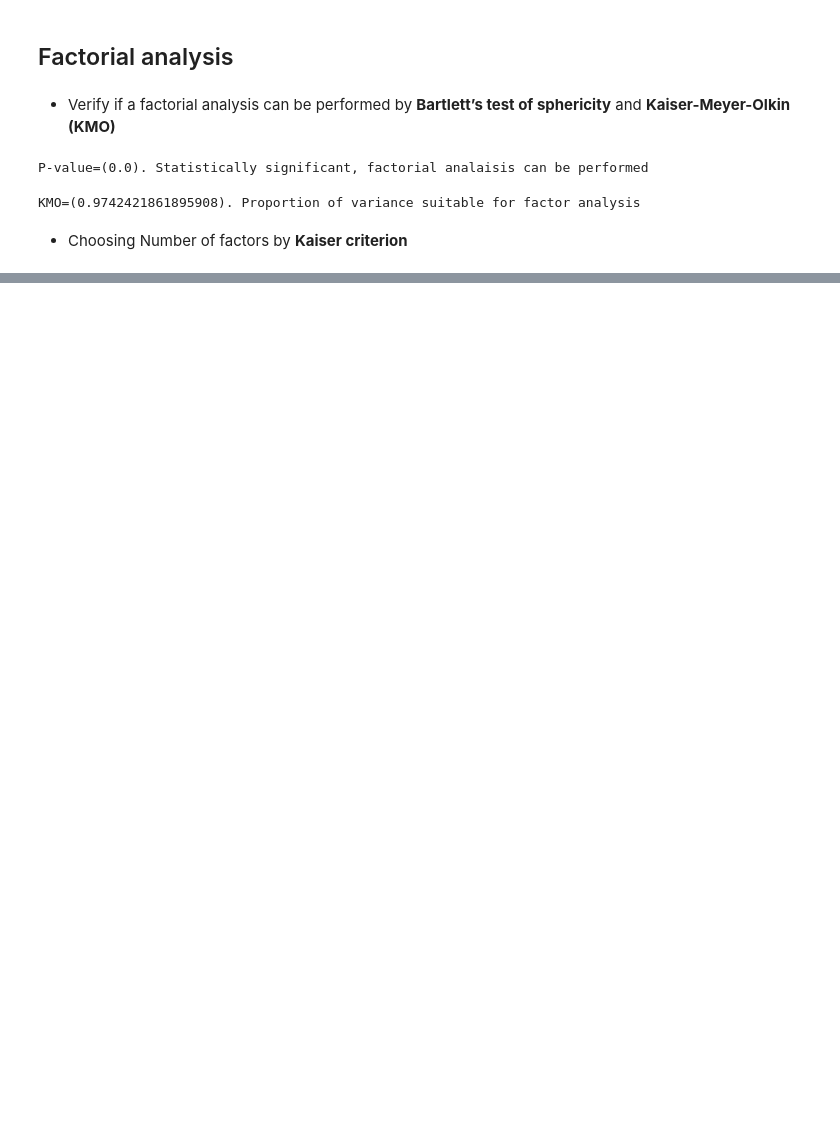
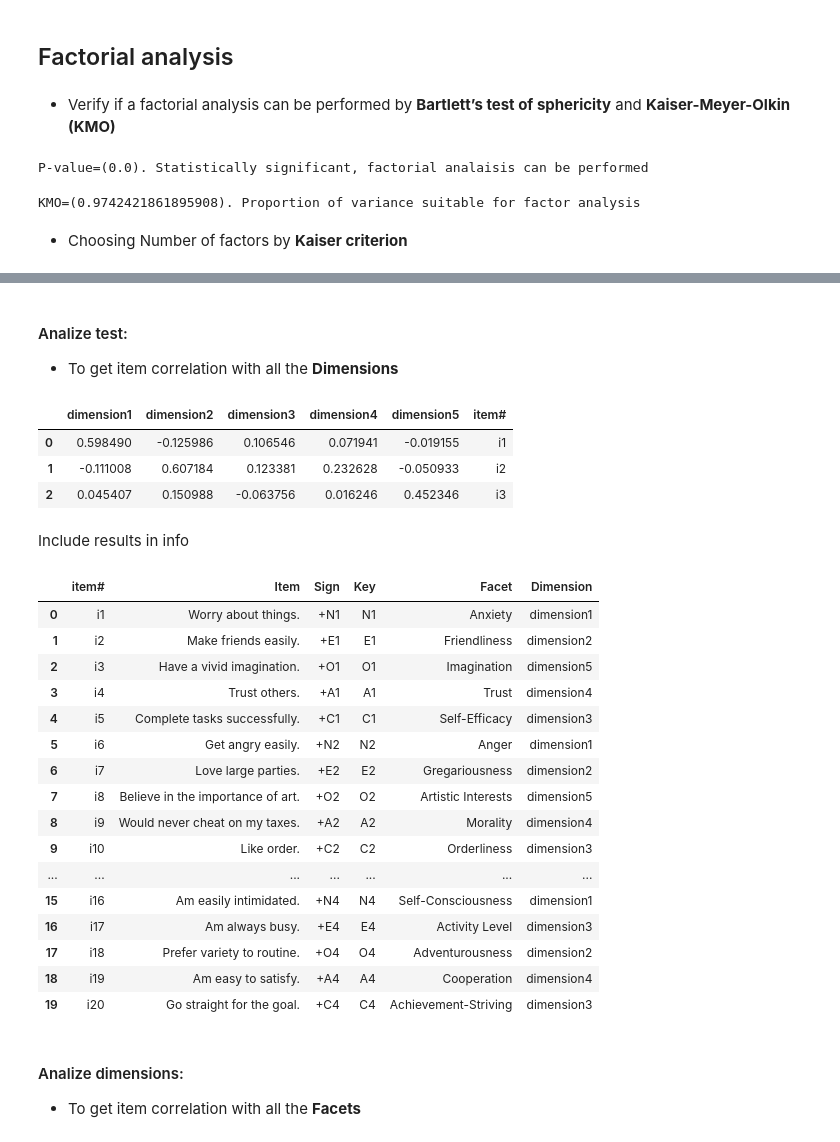
Before and after one commit to AnaSenso/DM0320-final-project, a Jupyter notebook: Item - Factor Analysis.ipynb, the cells around one changed output, grey strips where cells are left out. Drawn from its saved outputs; the diff is of its cells as text; code cells hidden in the pictures; blank space fills up the shorter version.

```diff
--- a/Item - Factor Analysis.ipynb
+++ b/Item - Factor Analysis.ipynb
@@ -64,0 +103,2 @@ type(fac)
+# %%
+n_fac = best_num_factors(df)
@@ -64,0 +107,3 @@ type(fac)
+# %% [markdown]
+#### Analize test:
+- To get item correlation with all the **Dimensions**
@@ -64,0 +119,42 @@ type(fac)
+# %%
+fat = fac_an(df, n_fac, 'dimension')
+fat.head(3)
+# %% [output]
+|  | dimension1 | dimension2 | dimension3 | dimension4 | dimension5 | item# |
+| 0 | 0.598490 | -0.125986 | 0.106546 | 0.071941 | -0.019155 | i1 |
+| 1 | -0.111008 | 0.607184 | 0.123381 | 0.232628 | -0.050933 | i2 |
+| 2 | 0.045407 | 0.150988 | -0.063756 | 0.016246 | 0.452346 | i3 |
+# %% [markdown]
+Include results in info
+# %%
+def add_info(info_df, df, name):
+    lis = drop_nn(df).idxmax(axis=1)
+    datf = pd.DataFrame()
+    datf['item#'] = df['item#'].to_numpy()
+    datf[name] = lis
+    tot = info_df.join(datf.set_index('item#'), on='item#')
+    return tot
+# %%
+inf = add_info(info,fat, 'Dimension')
+inf.head(20)
+# %% [output]
+|  | item# | Item | Sign | Key | Facet | Dimension |
+| 0 | i1 | Worry about things. | +N1 | N1 | Anxiety | dimension1 |
+| 1 | i2 | Make friends easily. | +E1 | E1 | Friendliness | dimension2 |
+| 2 | i3 | Have a vivid imagination. | +O1 | O1 | Imagination | dimension5 |
+| 3 | i4 | Trust others. | +A1 | A1 | Trust | dimension4 |
+| 4 | i5 | Complete tasks successfully. | +C1 | C1 | Self-Efficacy | dimension3 |
+| 5 | i6 | Get angry easily. | +N2 | N2 | Anger | dimension1 |
+| 6 | i7 | Love large parties. | +E2 | E2 | Gregariousness | dimension2 |
+| 7 | i8 | Believe in the importance of art. | +O2 | O2 | Artistic Interests | dimension5 |
+| 8 | i9 | Would never cheat on my taxes. | +A2 | A2 | Morality | dimension4 |
+| 9 | i10 | Like order. | +C2 | C2 | Orderliness | dimension3 |
+| ... | ... | ... | ... | ... | ... | ... |
+| 15 | i16 | Am easily intimidated. | +N4 | N4 | Self-Consciousness | dimension1 |
+| 16 | i17 | Am always busy. | +E4 | E4 | Activity Level | dimension3 |
+| 17 | i18 | Prefer variety to routine. | +O4 | O4 | Adventurousness | dimension2 |
+| 18 | i19 | Am easy to satisfy. | +A4 | A4 | Cooperation | dimension4 |
+| 19 | i20 | Go straight for the goal. | +C4 | C4 | Achievement-Striving | dimension3 |
+# %% [markdown]
+#### Analize dimensions:
+- To get item correlation with all the **Facets**
```
Also changed, not shown: parts of 23 cells of this notebook, 1 other file.
